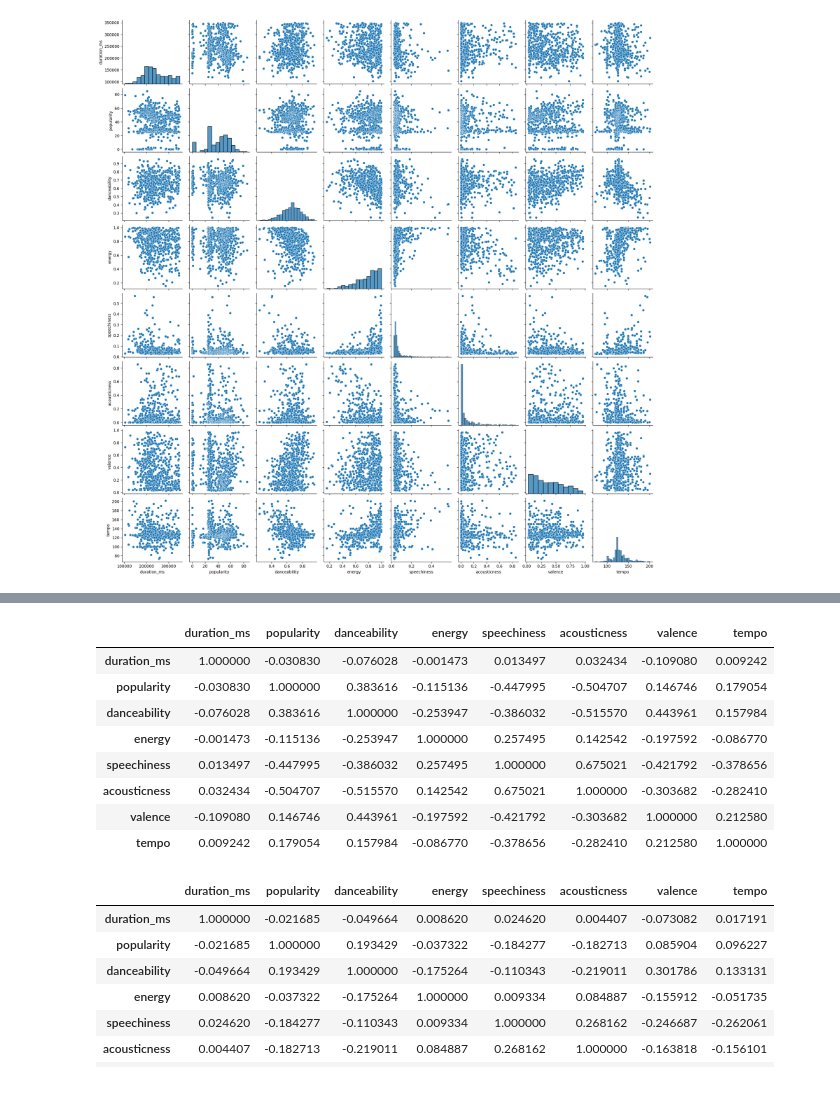
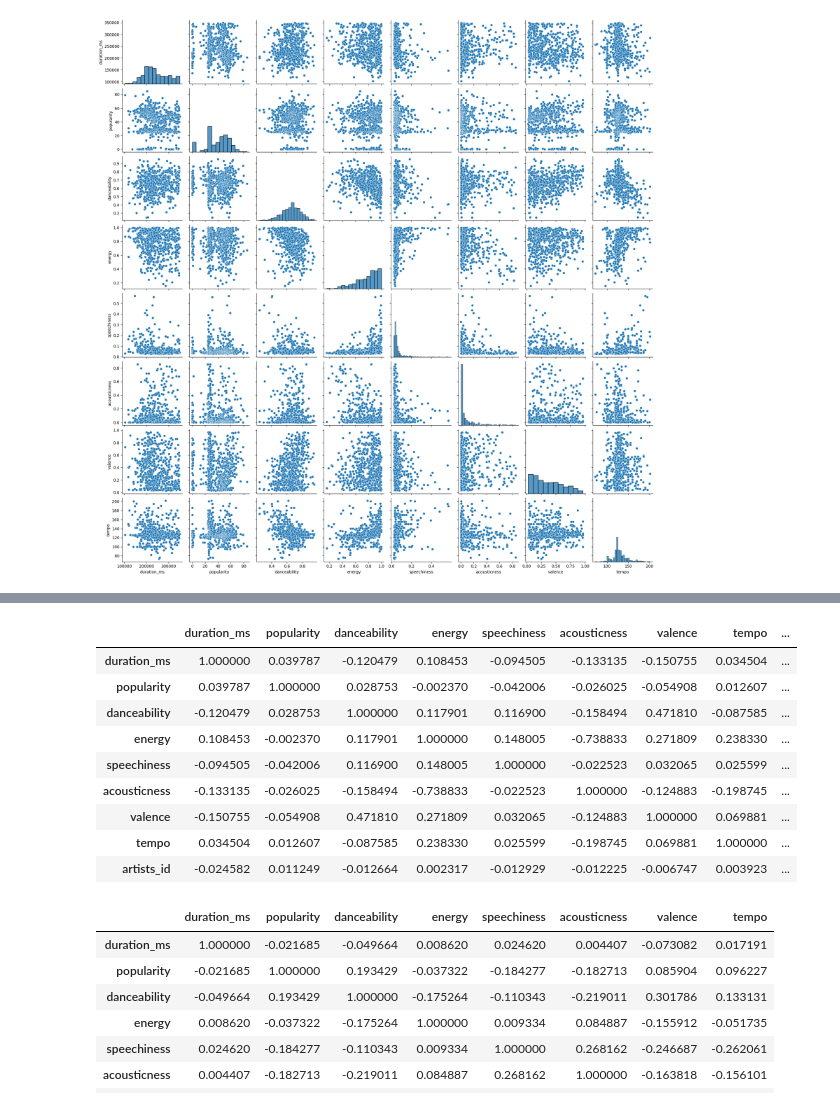
Before and after one commit to VadimSteshkov/spotify-api-data-engineering, a Jupyter notebook: notebooks/track_property_dependencie.ipynb, the cells around one changed output, grey strips where cells are left out. Cells and saved outputs as stored; diff of their text form; code cells hidden in the pictures.

```diff
--- a/notebooks/track_property_dependencie.ipynb
+++ b/notebooks/track_property_dependencie.ipynb
@@ -92,6 +93,6 @@ k-pop             57.531012
 pop-film          59.622685
 Name: popularity, Length: 114, dtype: float64
 # %%
-df_genre_prop = pd.DataFrame(df_new, columns=["track_genre","duration_ms", "popularity","danceability", "energy", "speechiness","acousticness","valence","tempo"]).sort_values(by=["track_genre","popularity"])
-df_genre_prop
+df_sub = pd.DataFrame(df_new, columns=["track_genre", "track_id", "artists","duration_ms", "popularity","danceability", "energy", "speechiness","acousticness","valence","tempo"]).sort_values(by=["track_genre","popularity"])
+df_sub
 # %% [output]
@@ -110,0 +112,4 @@ df_genre_prop
+# %%
+encoder = LabelEncoder()
+df_sub["artists_id"] = encoder.fit_transform(df_sub["artists"])
+df_sub
@@ -207,9 +273,10 @@ sns.pairplot(df_pop_genre[df_pop_genre["track_genre"] == "techno"])
 <seaborn.axisgrid.PairGrid at 0x...>
 [figure]
 # %%
-genres = df_genre_prop["track_genre"].unique()
+df_sub.drop("artists", axis=1, inplace=True)
+genres = df_sub["track_genre"].unique()
 
-columns = df_genre_prop.columns
+columns = df_sub.columns
 genres, columns
 # %% [output]
 (array(['acoustic', 'afrobeat', 'alt-rock', 'alternative', 'ambient',
@@ -307,15 +365,17 @@ df[df["genre"] == "techno"]
 |  | genre | corr_popularity_duration_ms | corr_popularity_popularity | corr_popularity_danceability | corr_popularity_energy | ... |
 | 109 | techno | -0.070648 | 1 | 0.005007 | -0.06751 | ... |
 # %%
-df_genre_prop[df_genre_prop["track_genre"] == "comedy"].corr(numeric_only=True)
+#overall corr
+df_sub.corr(numeric_only=True, method="pearson")
 # %% [output]
-|  | duration_ms | popularity | danceability | energy | speechiness | acousticness | valence | tempo |
-| duration_ms | 1.000000 | -0.030830 | -0.076028 | -0.001473 | 0.013497 | 0.032434 | -0.109080 | 0.009242 |
-| popularity | -0.030830 | 1.000000 | 0.383616 | -0.115136 | -0.447995 | -0.504707 | 0.146746 | 0.179054 |
-| danceability | -0.076028 | 0.383616 | 1.000000 | -0.253947 | -0.386032 | -0.515570 | 0.443961 | 0.157984 |
-| energy | -0.001473 | -0.115136 | -0.253947 | 1.000000 | 0.257495 | 0.142542 | -0.197592 | -0.086770 |
-| speechiness | 0.013497 | -0.447995 | -0.386032 | 0.257495 | 1.000000 | 0.675021 | -0.421792 | -0.378656 |
-| acousticness | 0.032434 | -0.504707 | -0.515570 | 0.142542 | 0.675021 | 1.000000 | -0.303682 | -0.282410 |
-| valence | -0.109080 | 0.146746 | 0.443961 | -0.197592 | -0.421792 | -0.303682 | 1.000000 | 0.212580 |
-| tempo | 0.009242 | 0.179054 | 0.157984 | -0.086770 | -0.378656 | -0.282410 | 0.212580 | 1.000000 |
+|  | duration_ms | popularity | danceability | energy | speechiness | acousticness | valence | tempo | ... |
+| duration_ms | 1.000000 | 0.039787 | -0.120479 | 0.108453 | -0.094505 | -0.133135 | -0.150755 | 0.034504 | ... |
+| popularity | 0.039787 | 1.000000 | 0.028753 | -0.002370 | -0.042006 | -0.026025 | -0.054908 | 0.012607 | ... |
+| danceability | -0.120479 | 0.028753 | 1.000000 | 0.117901 | 0.116900 | -0.158494 | 0.471810 | -0.087585 | ... |
+| energy | 0.108453 | -0.002370 | 0.117901 | 1.000000 | 0.148005 | -0.738833 | 0.271809 | 0.238330 | ... |
+| speechiness | -0.094505 | -0.042006 | 0.116900 | 0.148005 | 1.000000 | -0.022523 | 0.032065 | 0.025599 | ... |
+| acousticness | -0.133135 | -0.026025 | -0.158494 | -0.738833 | -0.022523 | 1.000000 | -0.124883 | -0.198745 | ... |
+| valence | -0.150755 | -0.054908 | 0.471810 | 0.271809 | 0.032065 | -0.124883 | 1.000000 | 0.069881 | ... |
+| tempo | 0.034504 | 0.012607 | -0.087585 | 0.238330 | 0.025599 | -0.198745 | 0.069881 | 1.000000 | ... |
+| artists_id | -0.024582 | 0.011249 | -0.012664 | 0.002317 | -0.012929 | -0.012225 | -0.006747 | 0.003923 | ... |
 # %%
```
Also changed, not shown: parts of 19 cells of this notebook, 5 other files.
